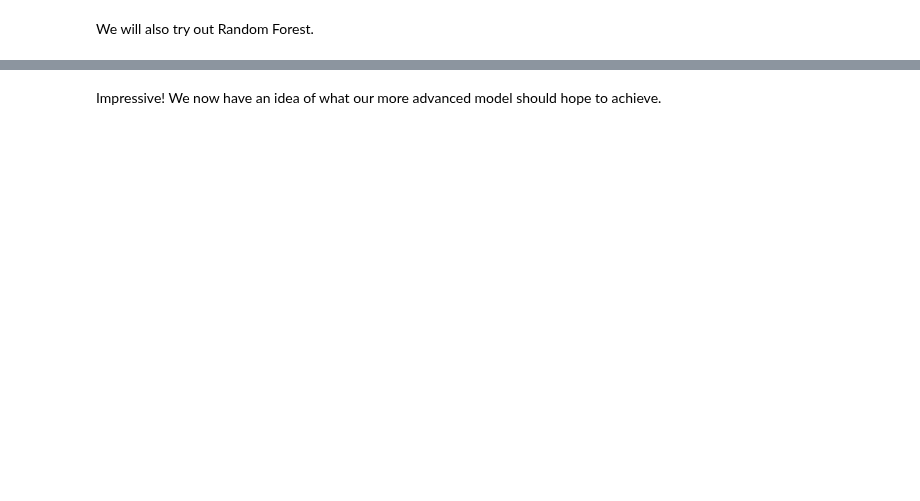
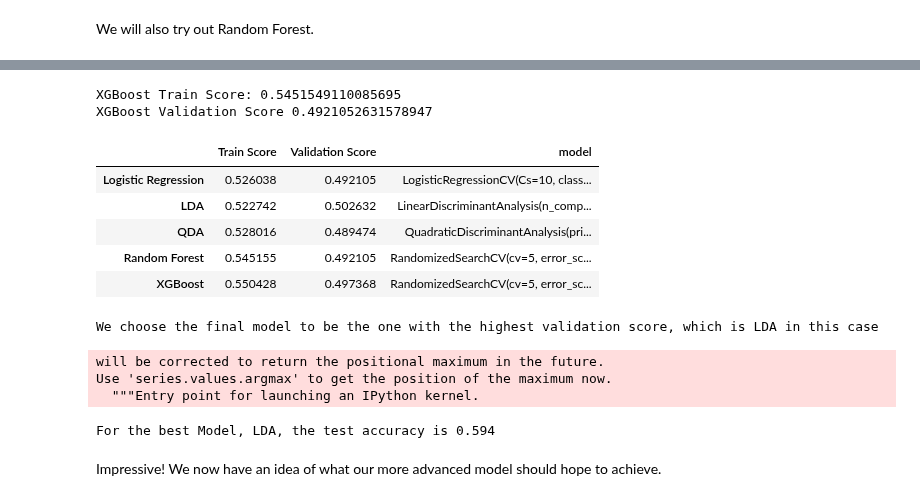
Before and after one commit to AC209aWC2018/World-Cup-2018, a Jupyter notebook: models/baseline_model.ipynb, the cells around one changed output, grey strips where cells are left out. Drawn from its saved outputs; the diff is of its cells as text; code cells hidden in the pictures; blank space fills up the shorter version.

```diff
--- a/models/baseline_model.ipynb
+++ b/models/baseline_model.ipynb
@@ -136,0 +139,7 @@ Random Forest Test Score: 0.65625
+# %%
+score["Random Forest"] = {}
+score["Random Forest"]['model'] = rf_model
+score["Random Forest"]["Train Score"] = rf_model.score(X_train, y_train)
+score["Random Forest"]["Validation Score"] = rf_model.score(X_validation, y_validation)
+print("Random Forest Train Score: {}".format(score["Random Forest"]["Train Score"]))
+print("Random Forest Validation Score {}".format(score["Random Forest"]["Validation Score"]))
@@ -136,0 +151,10 @@ Random Forest Test Score: 0.65625
+# %%
+xgb_params = {
+    'min_child_weight': [1, 5, 10],
+    'gamma': [0.5, 1, 1.5, 2, 5],
+    'subsample': [0.6, 0.8, 1.0],
+    'colsample_bytree': [0.6, 0.8, 1.0],
+    'max_depth': [3, 4, 5]
+    }
+xgb_model = RandomizedSearchCV(estimator=XGBClassifier(objective='multi:softmax', num_class = 3), param_distributions=xgb_params,\
+                                   n_iter=50, scoring='accuracy', n_jobs=-1, cv=5, verbose=1).fit(X_train, y_train)
@@ -137,2 +166,38 @@ Random Forest Test Score: 0.65625
+# %%
+score["XGBoost"] = {}
+score["XGBoost"]['model'] = xgb_model
+score["XGBoost"]["Train Score"] = xgb_model.score(X_train, y_train)
+score["XGBoost"]["Validation Score"] = xgb_model.score(X_validation, y_validation)
+print("XGBoost Train Score: {}".format(score["Random Forest"]["Train Score"]))
+print("XGBoost Validation Score {}".format(score["Random Forest"]["Validation Score"]))
+# %% [output]
+XGBoost Train Score: 0.5451549110085695
+XGBoost Validation Score 0.4921052631578947
+# %%
+df_result = pd.DataFrame(score).T
+# %%
+df_result
+# %% [output]
+|  | Train Score | Validation Score | model |
+| Logistic Regression | 0.526038 | 0.492105 | LogisticRegressionCV(Cs=10, class... |
+| LDA | 0.522742 | 0.502632 | LinearDiscriminantAnalysis(n_comp... |
+| QDA | 0.528016 | 0.489474 | QuadraticDiscriminantAnalysis(pri... |
+| Random Forest | 0.545155 | 0.492105 | RandomizedSearchCV(cv=5, error_sc... |
+| XGBoost | 0.550428 | 0.497368 | RandomizedSearchCV(cv=5, error_sc... |
+# %%
+model_name = df_result['Validation Score'].astype(float).argmax()
+print("We choose the final model to be the one with the highest validation score,\
+ which is {} in this case".format(model_name))
+# %% [output]
+We choose the final model to be the one with the highest validation score, which is LDA in this case
+will be corrected to return the positional maximum in the future.
+Use 'series.values.argmax' to get the position of the maximum now.
+  """Entry point for launching an IPython kernel.
+# %%
+test_pred = predict_test_data(test, X_train.columns, df_result.loc[model_name].model)
+test_score = accuracy_score(test['home_win'], test_pred)
+print("For the best Model, {}, the test accuracy is {:.3f}".format(model_name, test_score))
+# %% [output]
+For the best Model, LDA, the test accuracy is 0.594
 # %% [markdown]
 Impressive! We now have an idea of what our more advanced model should hope to achieve.
```
Also changed, not shown: parts of 20 cells of this notebook, 1 other file.
